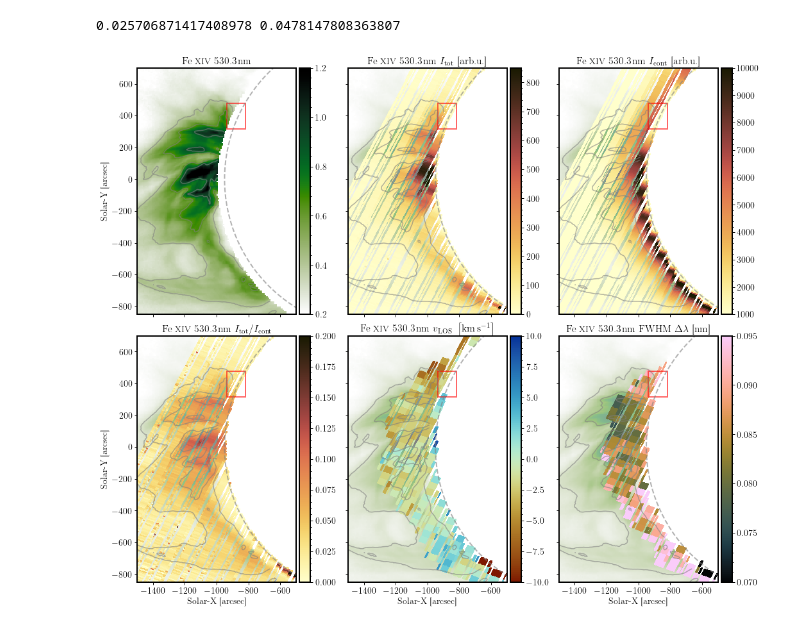
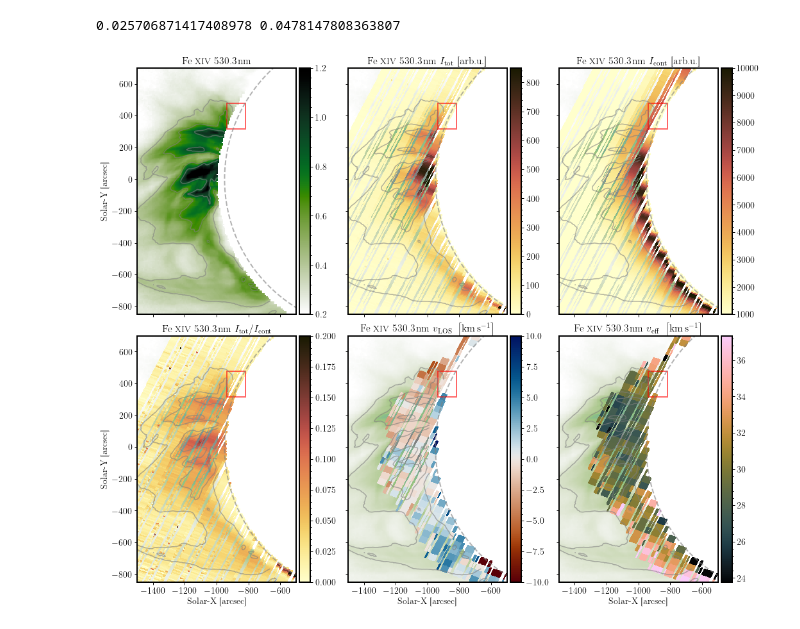
Before and after one commit to yjzhu-solar/Eclipse2017, a Jupyter notebook: ipynb/eclipse_data/off_limb_intensity_map_ext.ipynb, the cells around one changed output. Saved outputs shown, nothing was run; the diff lists cells and outputs as text; code cells hidden in the pictures.

```diff
--- a/ipynb/eclipse_data/off_limb_intensity_map_ext.ipynb
+++ b/ipynb/eclipse_data/off_limb_intensity_map_ext.ipynb
@@ -182,7 +192,8 @@ WARNING:astropy:FITSFixedWarning: 'datfix' made the change 'Set MJD-OBS to 57986
 [figure]
 # %%
 starttime_green_ext = datetime(2017,8,21,17,45,36)
-green_fit_matrix_ext = np.full((4,350,168),np.nan,dtype=np.float64)
+green_fit_matrix_ext = np.full((4,350,188),np.nan,dtype=np.float64)
+green_fit_matrix_ext_err = np.full((4,350,188),np.nan,dtype=np.float64)
 for ii, row_ in totality_green_df_ext.iterrows():
     date_obs = row_["date-obs"]
     exptime = np.float64(row_["exptime"])
@@ -194,9 +205,10 @@ for ii, row_ in totality_green_df_ext.iterrows():
     green_frame_ = CCDData.read(os.path.join(green_path,row_["file"]),hdu=0,unit="adu")
     green_frame_wavelength_ = CCDData.read(os.path.join(green_path,row_["file"]),hdu=2,unit="adu").data
 
-    FeXIV_fit_ = fit_spectra(green_frame_.data/flatfield_1d_FeXIV_62nd[:,np.newaxis]/exptime,
+    FeXIV_fit_, FeXIV_fit_err_ = fit_spectra(green_frame_.data/flatfield_1d_FeXIV_62nd[:,np.newaxis]/exptime,
     green_frame_wavelength_/62./10., FeXIV_62nd_xslice, slice(0,None),
                     slice(0,10),slice(40,50), nbin=None)
 
     green_fit_matrix_ext[:,:,startindex:endindex] = FeXIV_fit_[:,:,np.newaxis]
+    green_fit_matrix_ext_err[:,:,startindex:endindex] = FeXIV_fit_err_[:,:,np.newaxis]
 green_fit_matrix_ext = np.flip(green_fit_matrix_ext,axis=(1,2))
@@ -221,5 +215,6 @@ WARNING:astropy:FITSFixedWarning: 'datfix' made the change 'Set MJD-OBS to 57986
 # %%
-green_fit_matrix_bin_ext = np.full((4,70,168),np.nan,dtype=np.float64)
+green_fit_matrix_bin_ext = np.full((4,70,188),np.nan,dtype=np.float64)
+green_fit_matrix_bin_ext_err = np.full((4,70,188),np.nan,dtype=np.float64)
 for ii, row_ in totality_green_df_ext.iterrows():
     date_obs = row_["date-obs"]
     exptime = np.float64(row_["exptime"])
@@ -231,9 +226,10 @@ for ii, row_ in totality_green_df_ext.iterrows():
     green_frame_ = CCDData.read(os.path.join(green_path,row_["file"]),hdu=0,unit="adu")
     green_frame_wavelength_ = CCDData.read(os.path.join(green_path,row_["file"]),hdu=2,unit="adu").data
 
-    FeXIV_fit_ = fit_spectra(green_frame_.data/flatfield_1d_FeXIV_62nd[:,np.newaxis]/exptime,
+    FeXIV_fit_, FeXIV_fit_err_  = fit_spectra(green_frame_.data/flatfield_1d_FeXIV_62nd[:,np.newaxis]/exptime,
     green_frame_wavelength_/62./10., FeXIV_62nd_xslice, slice(0,None),
                     slice(0,10),slice(40,50), nbin=5, plot_fit=False)
 
     green_fit_matrix_bin_ext[:,:,startindex:endindex] = FeXIV_fit_[:,:,np.newaxis]
+    green_fit_matrix_bin_ext_err[:,:,startindex:endindex] = FeXIV_fit_err_[:,:,np.newaxis]
 green_fit_matrix_bin_ext = np.flip(green_fit_matrix_bin_ext,axis=(1,2))
@@ -240,6 +259,6 @@ green_fit_matrix_bin_ext = np.flip(green_fit_matrix_bin_ext,axis=(1,2))
 # %%
 green_limb_loc = np.array([396.,625.,])
-x_1d_grid_green_ext = np.arange(-43,125,1,dtype=np.float64)
+x_1d_grid_green_ext = np.arange(-63,125,1,dtype=np.float64)
 y_1d_grid_green_ext = np.arange(np.mean(green_limb_loc) - 699.,  np.mean(green_limb_loc) - 349., 1, dtype=np.float64)
 
 y_1d_grid_green_arcsec_ext = y_1d_grid_green_ext/(np.diff(green_limb_loc)/2.)*rsun_arcsec * \
@@ -250,7 +269,7 @@ y_1d_grid_green_arcsec_bin_ext = np.average(y_1d_grid_green_arcsec_ext.reshape(-
 x_2d_grid_green_arcsec_ext, y_2d_grid_green_arcsec_ext = np.meshgrid(x_1d_grid_green_arcsec_ext, y_1d_grid_green_arcsec_ext)
 x_2d_grid_green_arcsec_bin_ext, y_2d_grid_green_arcsec_bin_ext = np.meshgrid(x_1d_grid_green_arcsec_ext, y_1d_grid_green_arcsec_bin_ext)
 
-y_green_step_correction_ext = (sun_y_fitpoly(np.linspace(0,83.5,168)) - sun_y_fitpoly(62))/rsun_context_pixel*rsun_arcsec * \
+y_green_step_correction_ext = (sun_y_fitpoly(np.linspace(0,93.5,188)) - sun_y_fitpoly(62))/rsun_context_pixel*rsun_arcsec * \
         np.float64(FeXI_line_cont_frame.header["MOONR"])/np.float64(FeXI_line_cont_frame.header["SUNR"])
 y_green_step_correction_ext = np.flip(y_green_step_correction_ext)
 
@@ -294,11 +313,11 @@ def plot_colorbar(im, ax, width="3%", height="100%",loc="lower left",fontsize=14
     clb_ax.tick_params(labelsize=fontsize)
     return clb, clb_ax
 # %%
-pixel_size = np.abs(np.mean(np.diff((green_frame_wavelength_/62./10.)[FeXIV_62nd_xslice])))
-inst_width_pix = 1.86
-inst_width_nm = pixel_size*inst_width_pix
+pixel_size_green = np.abs(np.mean(np.diff((green_frame_wavelength_/62./10.)[FeXIV_62nd_xslice])))
+inst_width_pix_green = 1.86
+inst_width_nm_green = pixel_size_green*inst_width_pix_green
 
-print(pixel_size, inst_width_nm)
+print(pixel_size_green, inst_width_nm_green)
 # %% [output]
 0.025706871417408978 0.0478147808363807
 # %%
@@ -371,18 +390,21 @@ green_where_disk_bin_ext = np.where((x_2d_grid_green_arcsec_bin_rot_ext + slit_c
 green_vlos_masked = -(np.copy(green_fit_matrix_bin_ext[0,:,:]) - 530.29)/530.29*const.c.cgs.value*1e-5
 green_vlos_masked[np.where(green_fit_matrix_bin_ext[1,:,:] < 50)] = np.nan
 green_vlos_masked[green_where_disk_bin_ext] = np.nan
+green_vlos_masked = green_vlos_masked - np.nanmedian(green_vlos_masked)
 im5 = ax5.pcolormesh(x_2d_grid_green_arcsec_bin_rot_ext + slit_center_x_green,
                 y_2d_grid_green_arcsec_bin_rot_ext + slit_center_y_green,
-                green_vlos_masked,cmap=cmcm.roma,rasterized=True,vmin=-10,vmax=10)
+                green_vlos_masked,cmap=cmcm.vik_r,rasterized=True,vmin=-10,vmax=10)
 
 plot_colorbar(im5, ax5,width=colorbar_width)
 
 fwhm_masked = np.copy(green_fit_matrix_bin_ext[2,:,:])
-fwhm_masked[np.where(green_fit_matrix_bin_ext[1,:,:] < 100)] = np.nan
+fwhm_masked[np.where(green_fit_matrix_bin_ext[1,:,:] < 50)] = np.nan
 fwhm_masked[green_where_disk_bin_ext] = np.nan
 im6 = ax6.pcolormesh(x_2d_grid_green_arcsec_bin_rot_ext + slit_center_x_green,
                 y_2d_grid_green_arcsec_bin_rot_ext + slit_center_y_green,
-                np.sqrt(fwhm_masked**2 - inst_width_nm**2),cmap=cmcm.batlowK,rasterized=True,vmin=0.07,vmax=0.095)
+                np.sqrt(fwhm_masked**2 - inst_width_nm_green**2)/530.29*const.c.cgs.value*1e-5/np.sqrt(4*np.log(2))
+                ,cmap=cmcm.batlowK,rasterized=True,vmin=0.07/530.29*const.c.cgs.value*1e-5/np.sqrt(4*np.log(2))
+                ,vmax=0.11/530.29*const.c.cgs.value*1e-5/np.sqrt(4*np.log(2)))
 
 plot_colorbar(im6, ax6,width=colorbar_width)
 
@@ -391,32 +413,32 @@ ax4.set_xlabel("Solar-X [arcsec]",fontsize=14)
 ax4.set_ylabel("Solar-Y [arcsec]",fontsize=14)
 ax5.set_xlabel("Solar-X [arcsec]",fontsize=14)
 ax6.set_xlabel("Solar-X [arcsec]",fontsize=14)
 
 ax1.set_title(r"Fe \textsc{xiv} 530.3\,nm",fontsize=16)
 ax2.set_title(r"Fe \textsc{xiv} 530.3\,nm $I_{\rm tot}$ [arb.u.]",fontsize=16)
 ax3.set_title(r"Fe \textsc{xiv} 530.3\,nm $I_{\rm cont}$ [arb.u.]",fontsize=16)
 ax4.set_title(r"Fe \textsc{xiv} 530.3\,nm $I_{\rm tot}/I_{\rm cont}$",fontsize=16)
 ax5.set_title(r"Fe \textsc{xiv} 530.3\,nm $v_{\rm LOS}\ \left[\mathrm{km\,s^{-1}}\right]$",fontsize=16)
-ax6.set_title(r"Fe \textsc{xiv} 530.3\,nm FWHM $\Delta \lambda$ [nm]",fontsize=16)
+ax6.set_title(r"Fe \textsc{xiv} 530.3\,nm $v_{\rm eff}\ \left[\mathrm{km\,s^{-1}}\right]$",fontsize=16)
 
 xlim_zoomin = [-1500,-500]
 ylim_zoomin = [-850,700]
 
 
 for ax_ in (ax2,ax3,ax5,ax6):
     ax_.tick_params(labelleft=False)
 
 for ax_ in (ax1,ax2,ax3):
     ax_.tick_params(labelbottom=False)
 
 for ax_ in (ax1,ax2,ax3,ax4,ax5,ax6):
     ax_.contour(img_xarcsec_array,img_yarcsec_array,FeXIV_line_cont_image_rot_scipy,levels=[0.4,0.65,0.9],alpha=0.6,
             colors=['grey'])
     ax_.add_patch(create_rec_eqs())
     ax_.add_patch(create_limb_circle(rsun_arcsec))
     ax_.set_aspect(1)
     ax_.tick_params(labelsize=14)
     ax_.set_xlim(xlim_zoomin)
     ax_.set_ylim(ylim_zoomin)
 # %% [output]
-[figure, old version]
+[figure, new version]
```
Also changed, not shown: parts of 26 cells of this notebook, 10 other files.
